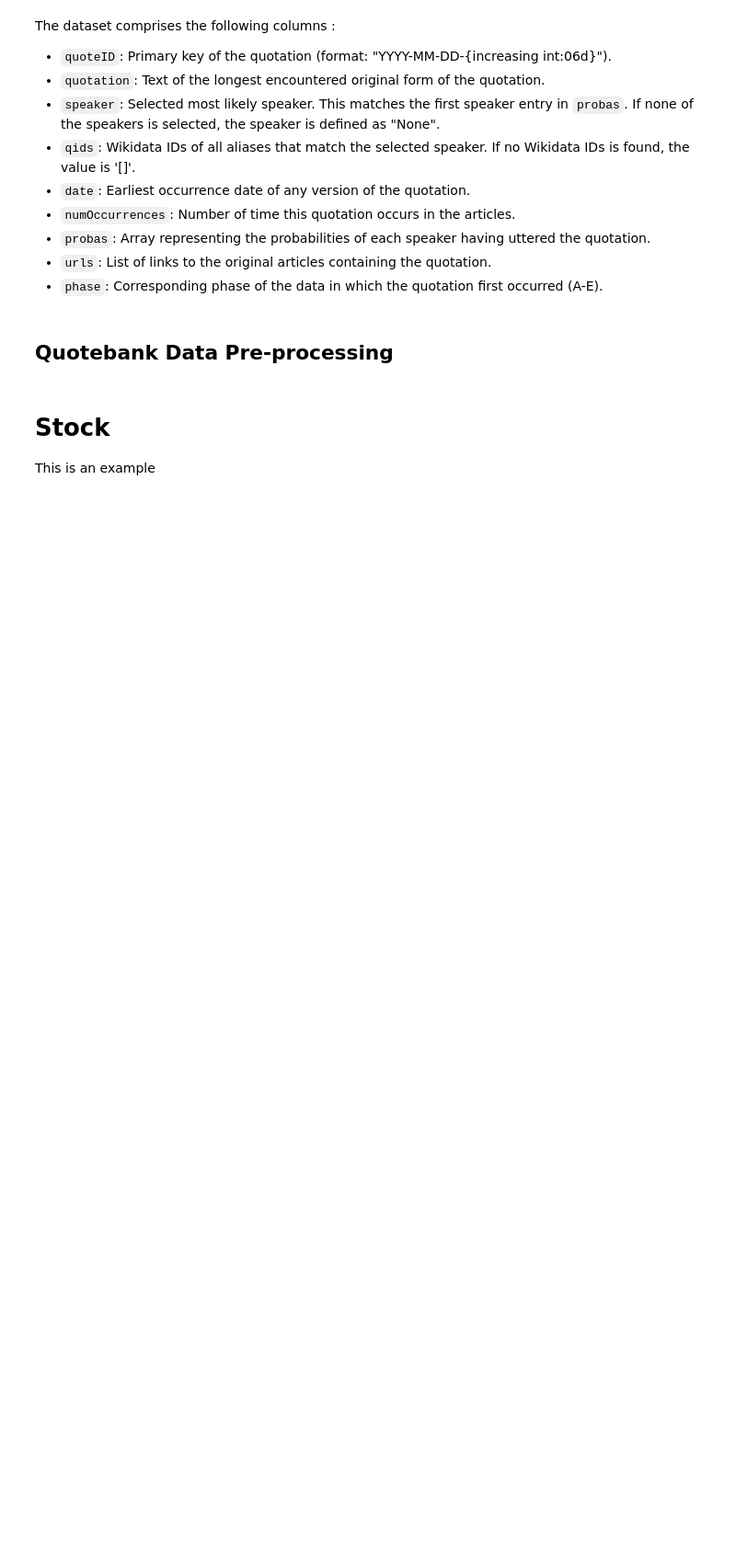
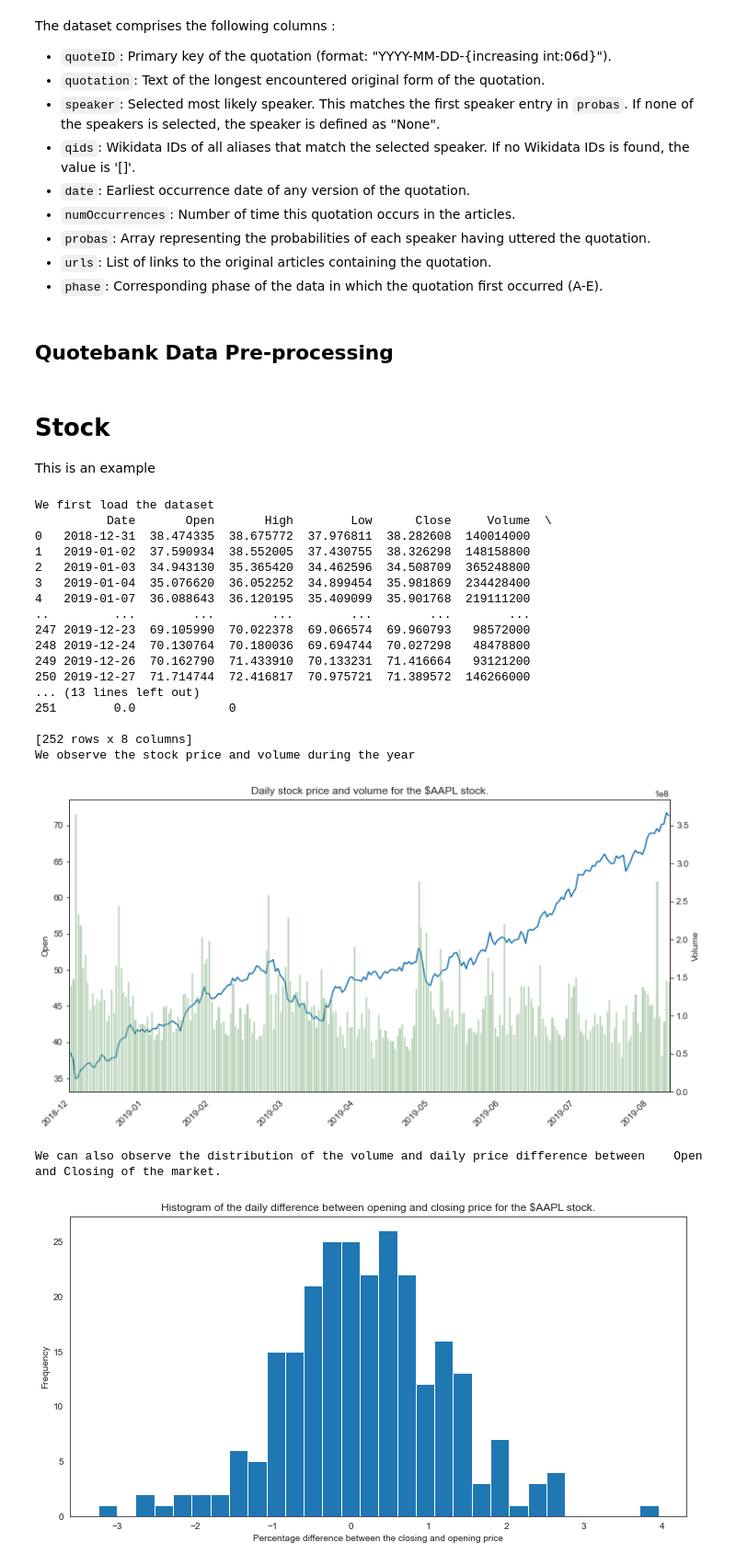
Before and after one commit to raphaelattias/apple-stock-analytics, a Jupyter notebook: main.ipynb, the cells around one changed output. Shown at 92% size. Cells and saved outputs as stored; diff of their text form; code cells hidden in the pictures; blank space fills up the shorter version.

Commit message:
compare stock

```diff
--- a/main.ipynb
+++ b/main.ipynb
@@ -67,0 +84,23 @@ applestock()
+# %%
+stock("AAPL")
+# %% [output]
+We first load the dataset
+          Date       Open       High        Low      Close     Volume  \
+0   2018-12-31  38.474335  38.675772  37.976811  38.282608  140014000
+1   2019-01-02  37.590934  38.552005  37.430755  38.326298  148158800
+2   2019-01-03  34.943130  35.365420  34.462596  34.508709  365248800
+3   2019-01-04  35.076620  36.052252  34.899454  35.981869  234428400
+4   2019-01-07  36.088643  36.120195  35.409099  35.901768  219111200
+..         ...        ...        ...        ...        ...        ...
+247 2019-12-23  69.105990  70.022378  69.066574  69.960793   98572000
+248 2019-12-24  70.130764  70.180036  69.694744  70.027298   48478800
+249 2019-12-26  70.162790  71.433910  70.133231  71.416664   93121200
+250 2019-12-27  71.714744  72.416817  70.975721  71.389572  146266000
+... (13 lines left out)
+251        0.0             0
+
+[252 rows x 8 columns]
+We observe the stock price and volume during the year
+[figure, added]
+We can also observe the distribution of the volume and daily price difference between    Open and Closing of the market.
+[figure, added]
```
Also changed, not shown: parts of 13 cells of this notebook, 1 other file.
